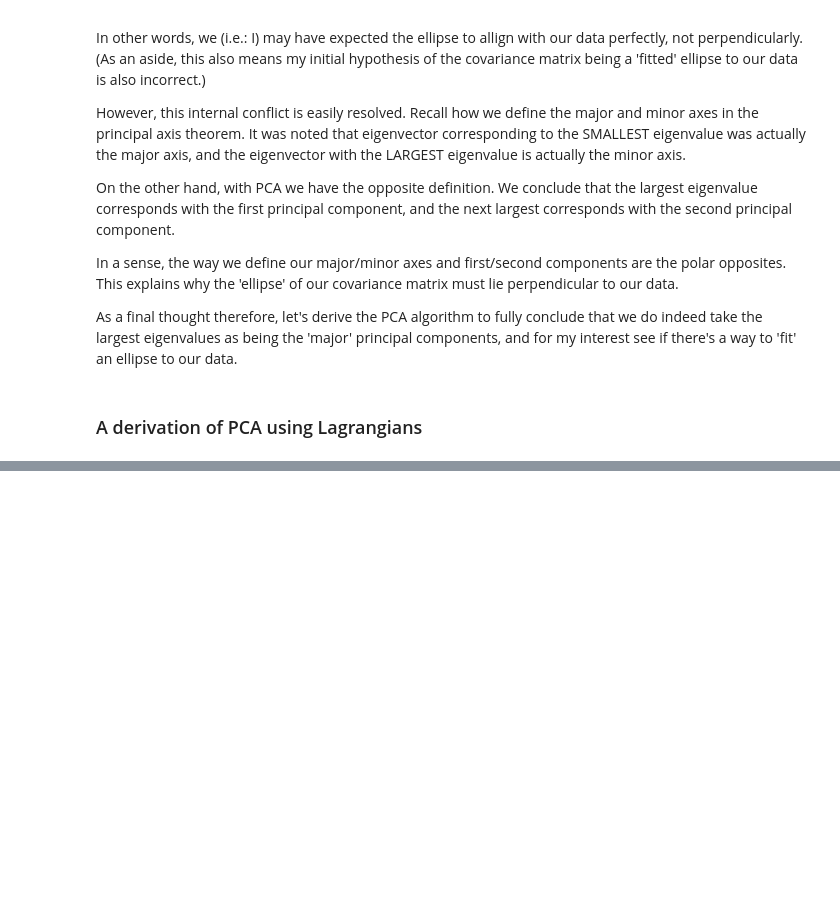
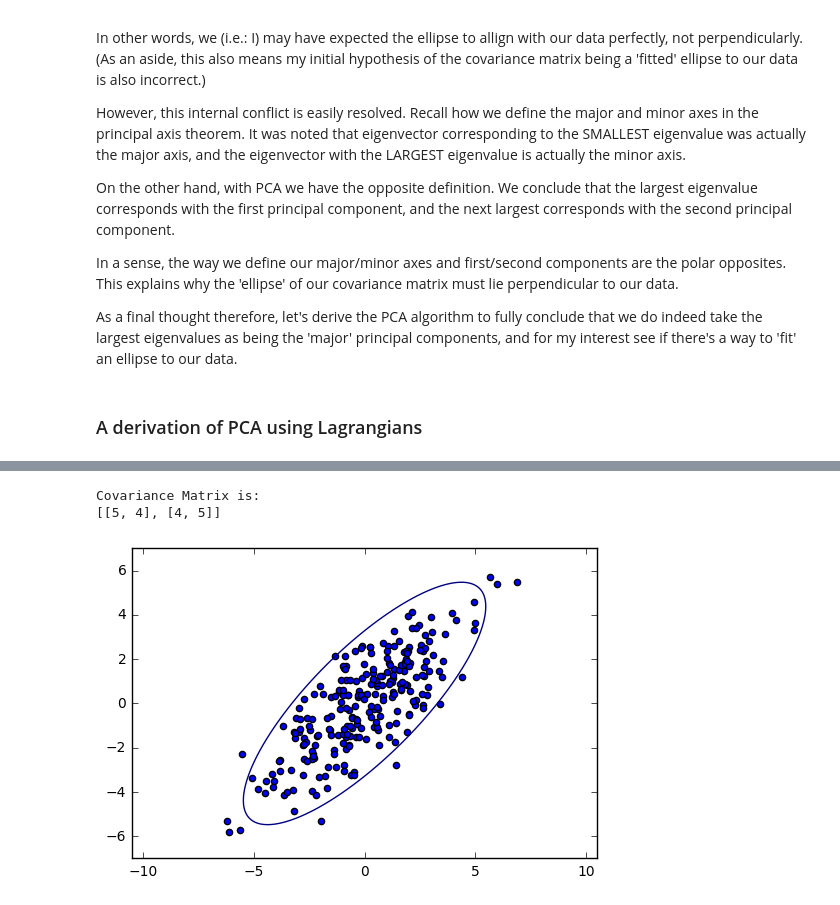
Before and after one commit to fiorenza2/Comparing-PCA-to-PAT, a Jupyter notebook: Comparing the principal axis theorem to principal component analysis.ipynb, the cells around one changed output, grey strips where cells are left out. Drawn from its saved outputs; the diff is of its cells as text; code cells hidden in the pictures; blank space fills up the shorter version.

```diff
--- a/Comparing the principal axis theorem to principal component analysis.ipynb
+++ b/Comparing the principal axis theorem to principal component analysis.ipynb
@@ -265,0 +405,29 @@ Now that we have a measure of the projection, as well as the mean projection, we
+# %%
+np.random.seed(seed=3)
+
+# create the (positive definite) covariance matrix and means
+cov_m = [[5,4],[4,5]]
+mu = [0,0]
+
+# generate the RVs for the features
+x1,x2 = np.random.multivariate_normal(mean = mu, cov = cov_m, size = 250).T
+
+print('Covariance Matrix is: ')
+print(cov_m)
+
+x1co = np.linspace(start = -10, stop = 10, num = 1000)
+x2co = np.linspace(start = -10, stop = 10, num = 1000)
+x1co,x2co = np.meshgrid(x1co,x2co)
+
+z = ((x1co*np.sqrt(cov_m[0][0]))**2 + (x2co*np.sqrt(cov_m[1][1]))**2 - (x2co*x1co)*(2*(cov_m[0][1])))/9
+
+plt.scatter(x1,x2)
+plt.contour(x1co,x2co,z,levels=[5.991])
+plt.axis('equal')
+plt.axis([-7, 7, -7, 7])
+plt.show()
+plt.gcf().clear()
+# %% [output]
+Covariance Matrix is:
+[[5, 4], [4, 5]]
+[figure, added]
```
Also changed, not shown: parts of 15 cells of this notebook, 1 other file.
